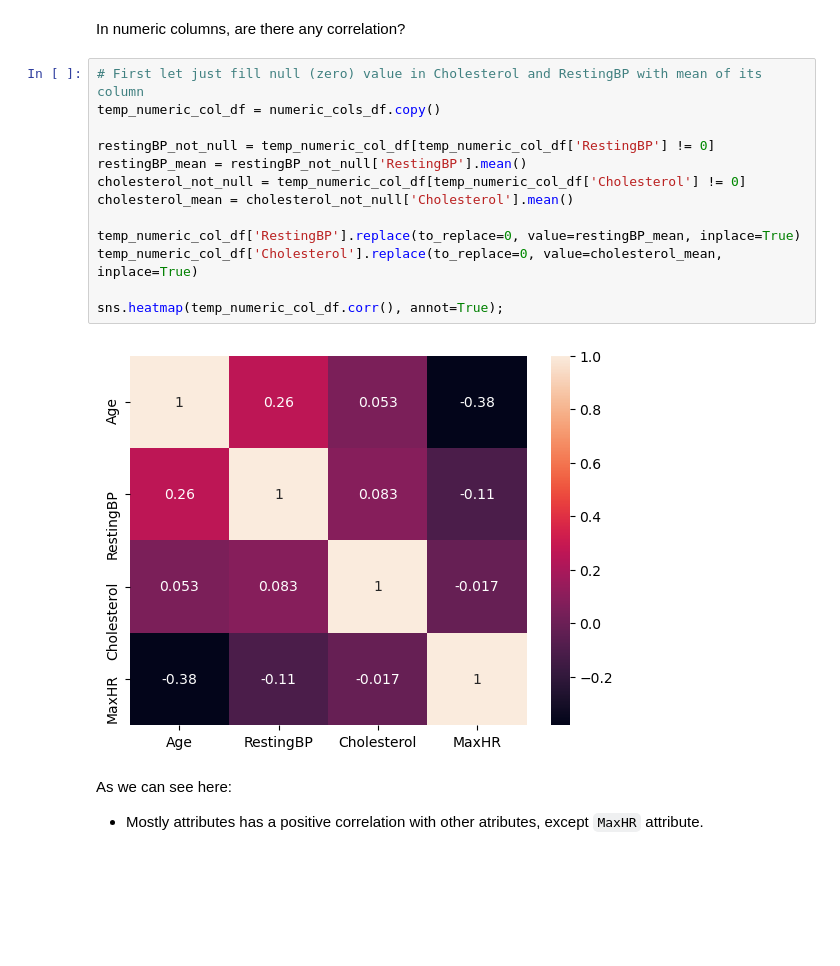
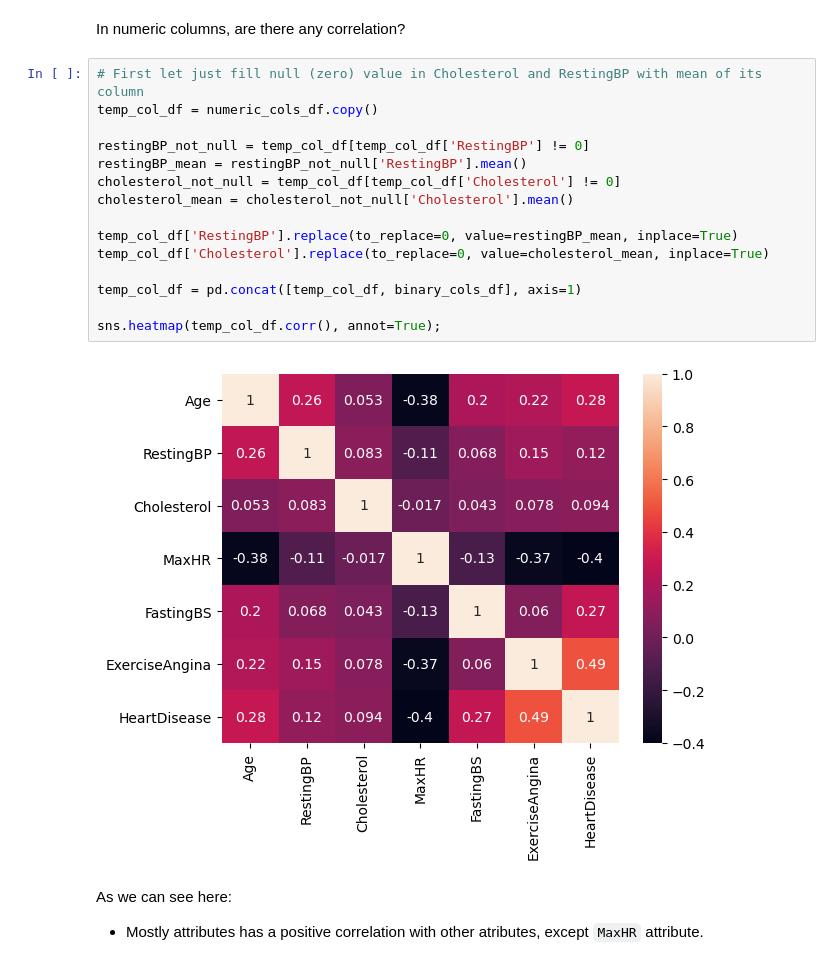
Before and after one commit to vntan/HeartFailureAnalysis, a Jupyter notebook: HeartFailureAnalysis.ipynb, the cells around one changed output. Cells and saved outputs as stored; diff of their text form; blank space fills up the shorter version.

```diff
--- a/HeartFailureAnalysis.ipynb
+++ b/HeartFailureAnalysis.ipynb
@@ -388,19 +391,21 @@ As we can see here:
 In numeric columns, are there any correlation?
 # %%
 # First let just fill null (zero) value in Cholesterol and RestingBP with mean of its column
-temp_numeric_col_df = numeric_cols_df.copy()
+temp_col_df = numeric_cols_df.copy()
 
-restingBP_not_null = temp_numeric_col_df[temp_numeric_col_df['RestingBP'] != 0]
+restingBP_not_null = temp_col_df[temp_col_df['RestingBP'] != 0]
 restingBP_mean = restingBP_not_null['RestingBP'].mean()
-cholesterol_not_null = temp_numeric_col_df[temp_numeric_col_df['Cholesterol'] != 0]
+cholesterol_not_null = temp_col_df[temp_col_df['Cholesterol'] != 0]
 cholesterol_mean = cholesterol_not_null['Cholesterol'].mean()
 
-temp_numeric_col_df['RestingBP'].replace(to_replace=0, value=restingBP_mean, inplace=True)
-temp_numeric_col_df['Cholesterol'].replace(to_replace=0, value=cholesterol_mean, inplace=True)
+temp_col_df['RestingBP'].replace(to_replace=0, value=restingBP_mean, inplace=True)
+temp_col_df['Cholesterol'].replace(to_replace=0, value=cholesterol_mean, inplace=True)
 
-sns.heatmap(temp_numeric_col_df.corr(), annot=True);
+temp_col_df = pd.concat([temp_col_df, binary_cols_df], axis=1)
+
+sns.heatmap(temp_col_df.corr(), annot=True);
 # %% [output]
-[figure, old version]
+[figure, new version]
 # %% [markdown]
 As we can see here:
 * Mostly attributes has a positive correlation with other atributes, except `MaxHR` attribute.
```
Also changed, not shown: parts of 7 cells of this notebook.
